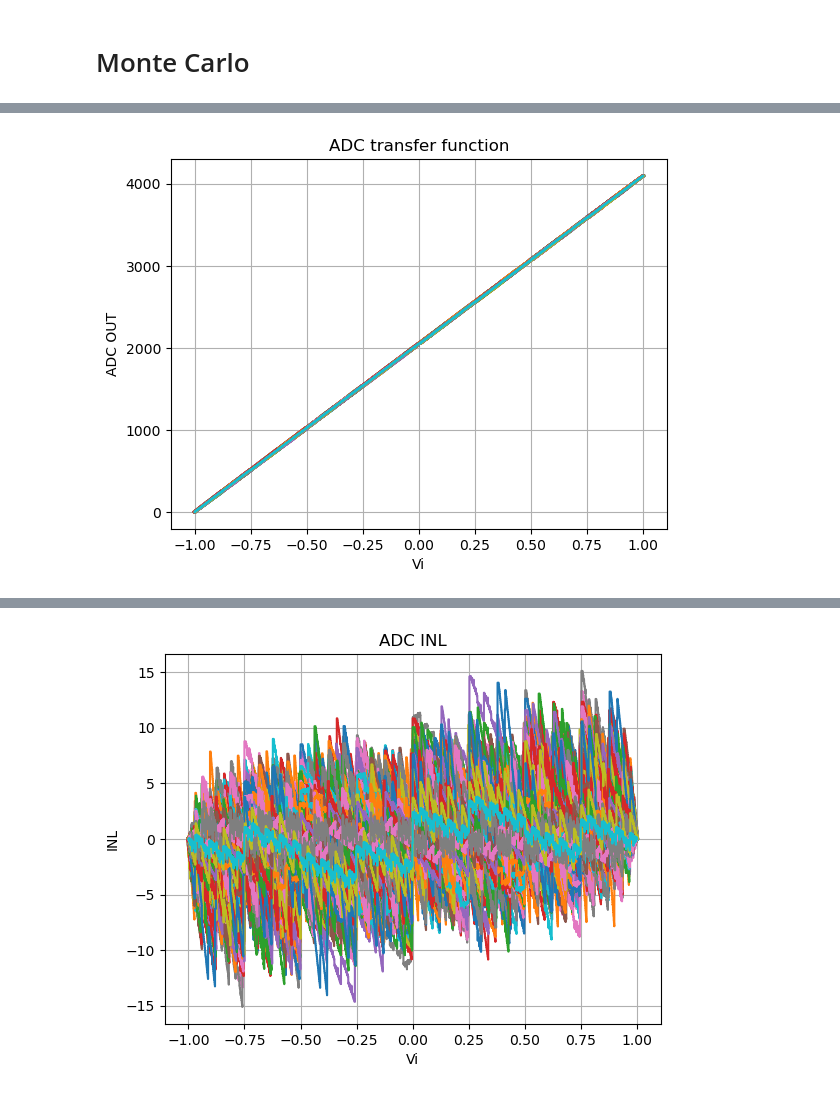
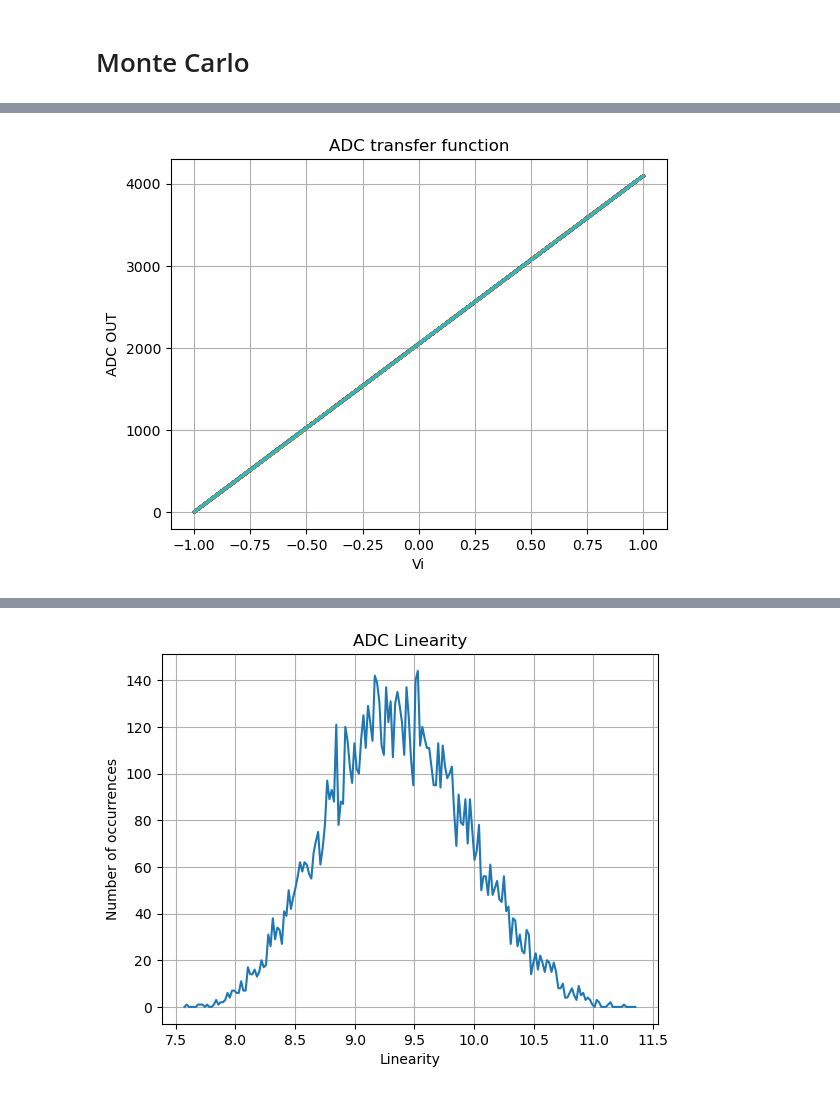
Before and after one commit to MartimAgostinho/CS-Lab1, a Jupyter notebook: PythonScripts/SAR_ADC copy.ipynb, the cells around one changed output, grey strips where cells are left out. Saved outputs shown, nothing was run; the diff lists cells and outputs as text; code cells hidden in the pictures.

```diff
--- a/PythonScripts/SAR_ADC copy.ipynb
+++ b/PythonScripts/SAR_ADC copy.ipynb
@@ -116,14 +120,15 @@ def get_DNL(dac_tf, Vlsb_real):
 ### Dac Test
 # %%
 #Ideal values
-n_bits = 11
-C_ai   = np.asarray([ 1, 2, 4, 8, 16])
-C_bi   = np.asarray([ 1, 2, 4, 8, 16])
-C_Li   = np.asarray([ 1, 2, 4, 8, 16 ])
-C_M0   = 1
-C_B    = (2**(len(C_Li)))/( (2**(len(C_Li))) - 1 )
-C_B0l  = 1
-vr     = 1
+n_bits  = 11
+C_ai    = np.asarray([ 1, 2, 4, 8, 16,32])
+C_bi    = np.asarray([ 1, 2, 4, 8, 16,32])
+C_Li    = np.asarray([ 1, 2, 4, 8 ])
+C_M0    = 1
+C_B     = (2**(len(C_Li)))/( (2**(len(C_Li))) - 1 )
+C_B0l   = 1
+vr      = 1
+Voffset = 0
 
 weights = dac_bit_weight(
             vr,
@@ -429,4 +565,43 @@ res,vlsb_arr,inl_arr,dnl_arr = monte_carlo(0.05,0.05,nsim)
 # %%
+#Make distribuition array
+vlsb_arr.sort()
+
+minVlsb = min( vlsb_arr )
+maxVlsb = max( vlsb_arr )
+
+vlsb_val_arr = np.linspace(minVlsb, maxVlsb, 200)
+n_val_arr    = np.zeros(200, dtype=int)
+
+i = 0
+for j in range(len(vlsb_val_arr)):
+
+    while vlsb_val_arr[j] > vlsb_arr[i]:
+        i += 1
+        n_val_arr[j] += 1
+
+lin_arr.sort()
+
+minLin = min(lin_arr)
+maxLin = max(lin_arr)
+
+lin_val_arr = np.linspace(minLin, maxLin, 200)
+n_lin_arr    = np.zeros(200, dtype=int)
+
+i = 0
+for j in range(len(lin_val_arr)):
+
+    while lin_val_arr[j] > lin_arr[i]:
+        i += 1
+        n_lin_arr[j] += 1
+
+print("Minimum value for Lsb = ",minVlsb)
+print("Maximum value for Lsb = ",maxVlsb)
+print()
+print("Minimum value for Linearity = ",minLin)
+print("Maximum value for Linearity = ",maxLin)
+
+
+#Plot ADC dout
 for i in range(nsim):
 
     plt.step(res[i][0],res[i][1],where='pre')
@@ -437,15 +612,34 @@ for i in range(nsim):
 plt.grid(True)
 plt.show()
 
+#plt.step([i for i in range(nsim) ],vlsb_arr,where='pre')
+#plt.ylabel("Vlsb Value")
+#plt.xlabel("iteration")
+#plt.title("ADC Vlsb")
+##  plt.legend()
+#plt.grid(True)
+#plt.show()
 
-plt.step([i for i in range(nsim) ],vlsb_arr,where='pre')
-plt.ylabel("Vlsb Value")
-plt.xlabel("iteration")
-plt.title("ADC Vlsb")
+#Plot vlsb distribution
+plt.plot(vlsb_val_arr,n_val_arr)
+plt.ylabel("Number of occurrences")
+plt.xlabel("Vlsb")
+plt.title("ADC Real Vlsb")
 #  plt.legend()
 plt.grid(True)
 plt.show()
 
+#Plot Linearity distribution
+plt.plot(lin_val_arr,n_lin_arr)
+plt.ylabel("Number of occurrences")
+plt.xlabel("Linearity")
+plt.title("ADC Linearity")
+#  plt.legend()
+plt.grid(True)
+plt.show()
+
+
+#Plot inl
 for i in range(nsim):
 
     plt.step(res[i][0],inl_arr[i],where='pre')
@@ -456,6 +650,7 @@ for i in range(nsim):
 plt.grid(True)
 plt.show()
 
+#Plot dnl
 for i in range(nsim):
 
     plt.step(res[i][0][:-1],dnl_arr[i],where='pre')
@@ -471 +671 @@ plt.show()
-[figure, old version]
+[figure, new version]
```
Also changed, not shown: parts of 9 cells of this notebook, 2 other files.
